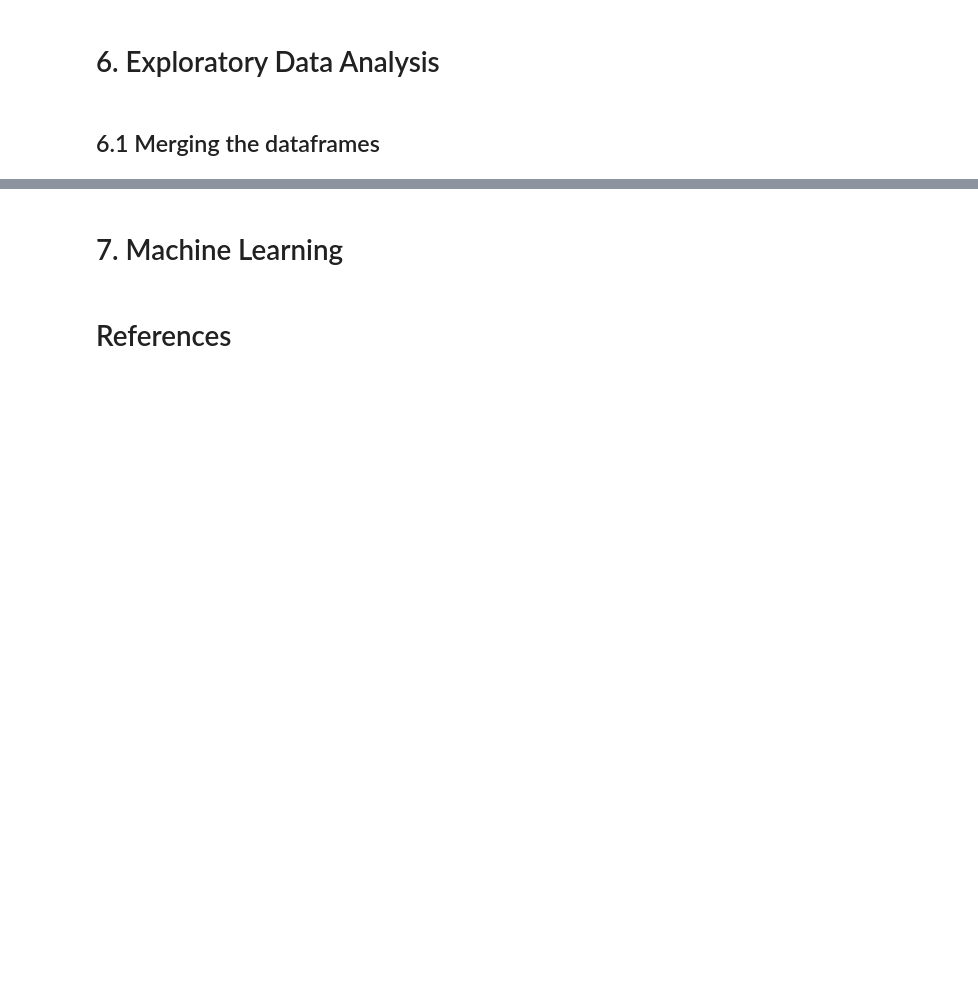
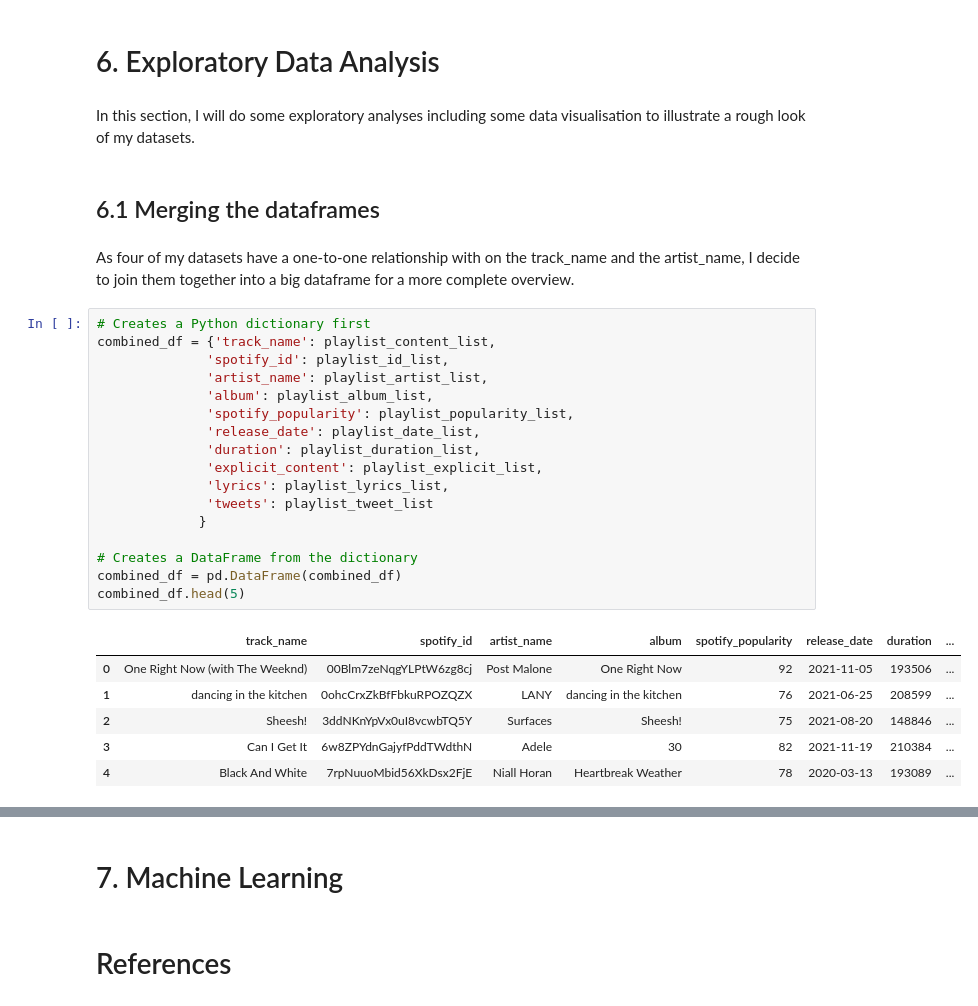
Before and after one commit to doratian99/MSIN0166-DE-Individual-Project, a Jupyter notebook: Data Collection/Notebook.ipynb, the cells around one changed output, grey strips where cells are left out. Saved outputs shown, nothing was run; the diff lists cells and outputs as text; blank space fills up the shorter version.

```diff
--- a/Data Collection/Notebook.ipynb
+++ b/Data Collection/Notebook.ipynb
@@ -1257,4 +1359,32 @@ In this section, I will call some queries for some mock analytical questions to
 # %% [markdown]
 # 6. Exploratory Data Analysis
+# %% [markdown]
+In this section, I will do some exploratory analyses including some data visualisation to illustrate a rough look of my datasets.
 # %% [markdown]
 ## 6.1 Merging the dataframes
+# %% [markdown]
+As four of my datasets have a one-to-one relationship with on the track_name and the artist_name, I decide to join them together into a big dataframe for a more complete overview.
+# %%
+# Creates a Python dictionary first
+combined_df = {'track_name': playlist_content_list,
+              'spotify_id': playlist_id_list,
+              'artist_name': playlist_artist_list,
+              'album': playlist_album_list,
+              'spotify_popularity': playlist_popularity_list,
+              'release_date': playlist_date_list,
+              'duration': playlist_duration_list,
+              'explicit_content': playlist_explicit_list,
+              'lyrics': playlist_lyrics_list,
+              'tweets': playlist_tweet_list
+             }
+
+# Creates a DataFrame from the dictionary
+combined_df = pd.DataFrame(combined_df)
+combined_df.head(5)
+# %% [output]
+|  | track_name | spotify_id | artist_name | album | spotify_popularity | release_date | duration | ... |
+| 0 | One Right Now (with The Weeknd) | 00Blm7zeNqgYLPtW6zg8cj | Post Malone | One Right Now | 92 | 2021-11-05 | 193506 | ... |
+| 1 | dancing in the kitchen | 0ohcCrxZkBfFbkuRPOZQZX | LANY | dancing in the kitchen | 76 | 2021-06-25 | 208599 | ... |
+| 2 | Sheesh! | 3ddNKnYpVx0uI8vcwbTQ5Y | Surfaces | Sheesh! | 75 | 2021-08-20 | 148846 | ... |
+| 3 | Can I Get It | 6w8ZPYdnGajyfPddTWdthN | Adele | 30 | 82 | 2021-11-19 | 210384 | ... |
+| 4 | Black And White | 7rpNuuoMbid56XkDsx2FjE | Niall Horan | Heartbreak Weather | 78 | 2020-03-13 | 193089 | ... |
```
Also changed, not shown: parts of 30 cells of this notebook.
